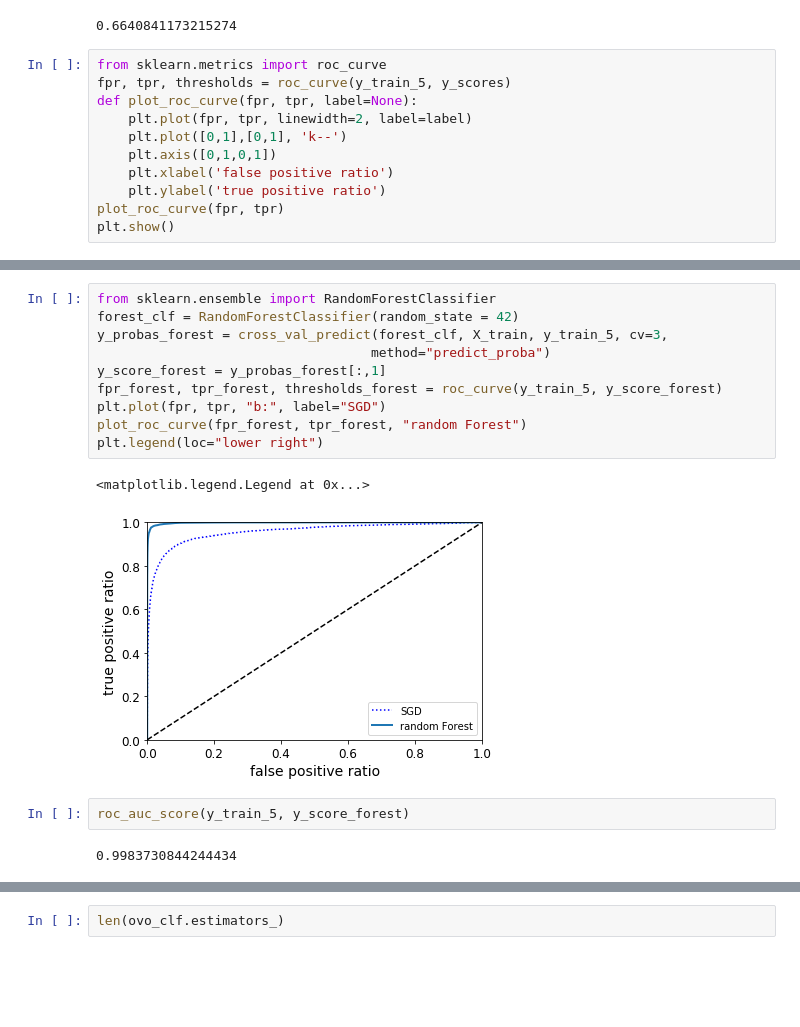
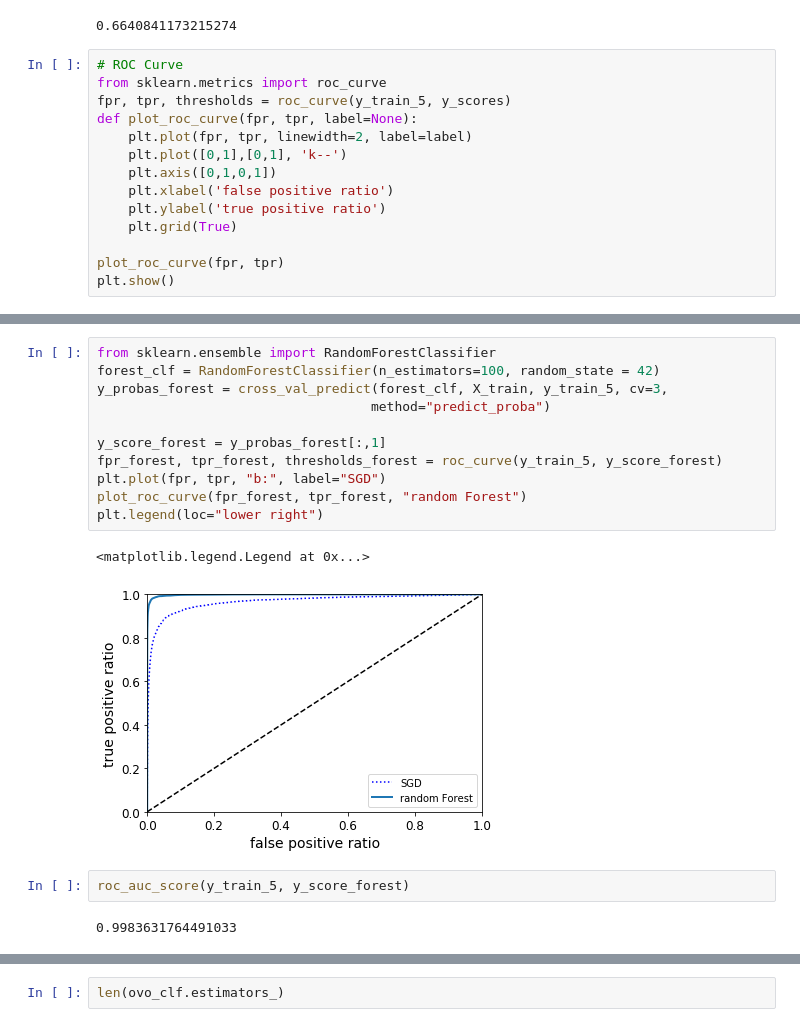
Before and after one commit to hwan1113/Jupyter_DataScience, a Jupyter notebook: Machine-learning/03_classification.ipynb, the cells around one changed output, grey strips where cells are left out. Drawn from its saved outputs; the diff is of its cells as text; blank space fills up the shorter version.

```diff
--- a/Machine-learning/03_classification.ipynb
+++ b/Machine-learning/03_classification.ipynb
@@ -311,6 +344,7 @@ recall_score(y_train_5, y_train_pred_90)
 # %% [output]
 0.6640841173215274
 # %%
+# ROC Curve
 from sklearn.metrics import roc_curve
 fpr, tpr, thresholds = roc_curve(y_train_5, y_scores)
 def plot_roc_curve(fpr, tpr, label=None):
@@ -319,6 +353,8 @@ def plot_roc_curve(fpr, tpr, label=None):
     plt.axis([0,1,0,1])
     plt.xlabel('false positive ratio')
     plt.ylabel('true positive ratio')
+    plt.grid(True)
+
 plot_roc_curve(fpr, tpr)
 plt.show()
 # %% [output]
@@ -331,18 +367,19 @@ roc_auc_score(y_train_5, y_scores)
 # %%
 from sklearn.ensemble import RandomForestClassifier
-forest_clf = RandomForestClassifier(random_state = 42)
+forest_clf = RandomForestClassifier(n_estimators=100, random_state = 42)
 y_probas_forest = cross_val_predict(forest_clf, X_train, y_train_5, cv=3,
                                    method="predict_proba")
+
 y_score_forest = y_probas_forest[:,1]
 fpr_forest, tpr_forest, thresholds_forest = roc_curve(y_train_5, y_score_forest)
 plt.plot(fpr, tpr, "b:", label="SGD")
 plot_roc_curve(fpr_forest, tpr_forest, "random Forest")
 plt.legend(loc="lower right")
 # %% [output]
 <matplotlib.legend.Legend at 0x...>
-[figure, old version]
+[figure, new version]
 # %%
 roc_auc_score(y_train_5, y_score_forest)
 # %% [output]
-0.9983730844244434
+0.9983631764491033
 # %%
```
Also changed, not shown: parts of 45 cells of this notebook.
